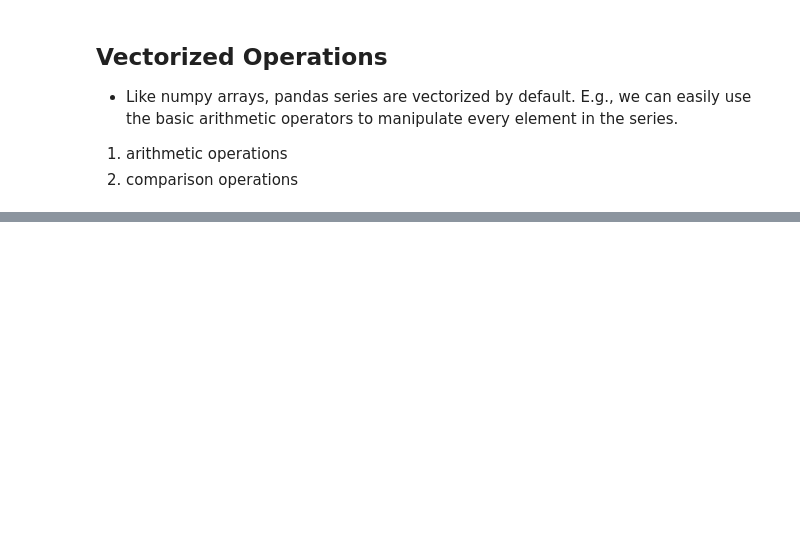
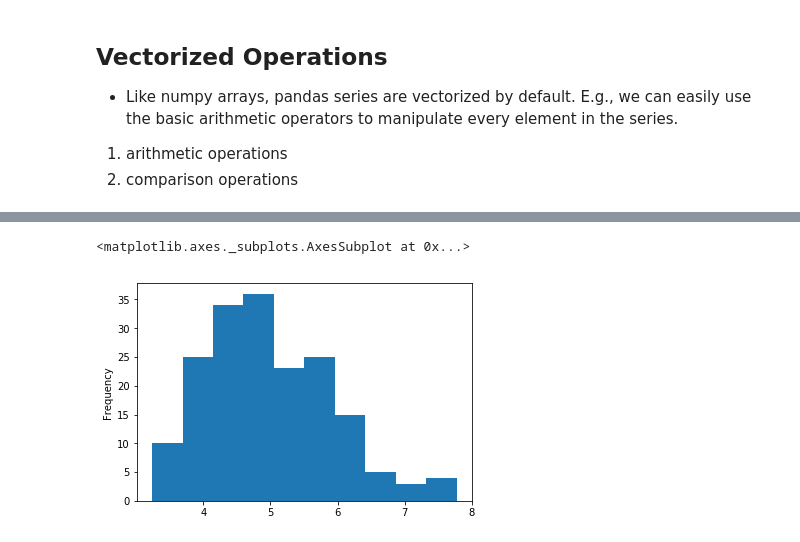
Before and after one commit to CodeupClassroom/darden-data-science-libraries, a Jupyter notebook: pandas_series_lesson.ipynb, the cells around one changed output, grey strips where cells are left out. Cells and saved outputs as stored; diff of their text form; code cells hidden in the pictures; blank space fills up the shorter version.

```diff
--- a/pandas_series_lesson.ipynb
+++ b/pandas_series_lesson.ipynb
@@ -166,0 +626,5 @@ Data types you will see in series and dataframes:
+# %%
+s2_minutes.plot.hist()
+# %% [output]
+<matplotlib.axes._subplots.AxesSubplot at 0x...>
+[figure, added]
```
Also changed, not shown: parts of 68 cells of this notebook.
